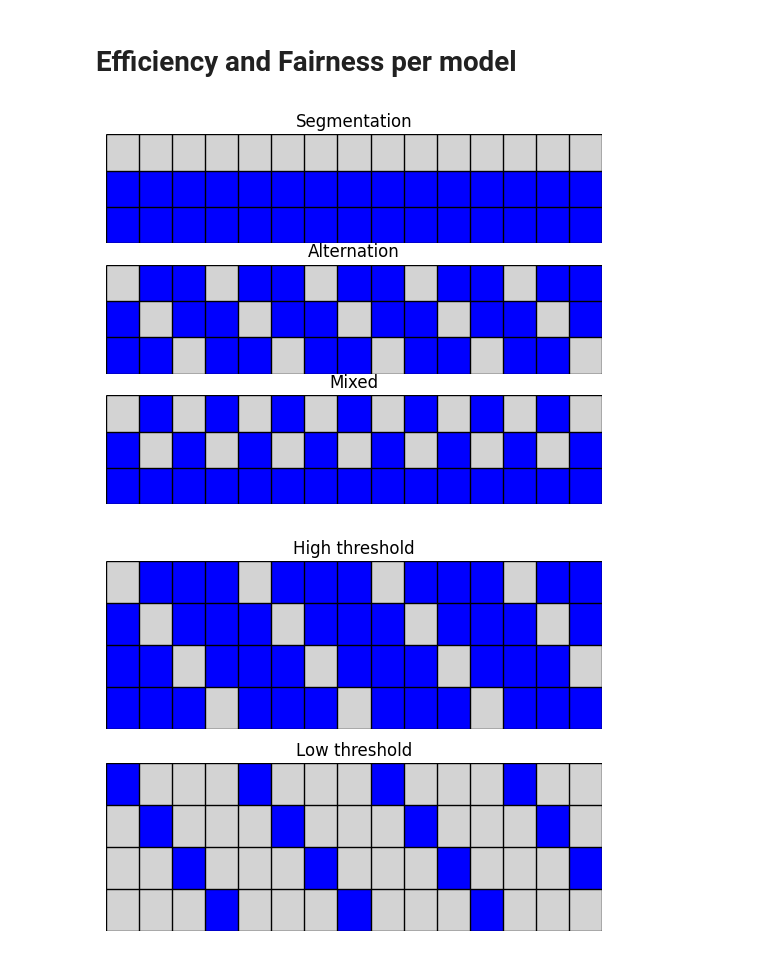
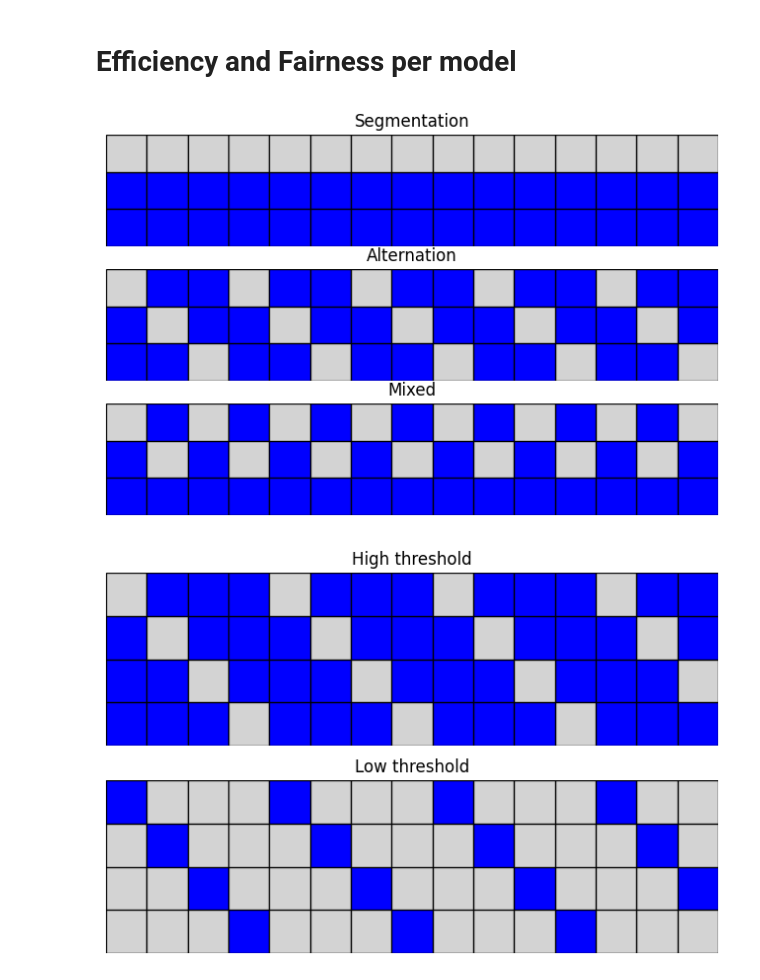
Before and after one commit to EAndrade-Lotero/Cognitive_Models_El_Farol_Bar_Problem, a Jupyter notebook: Notebooks/exp_fig1.ipynb, the cells around one changed output. Drawn from its saved outputs; the diff is of its cells as text; code cells hidden in the pictures.

Commit message:
fix exploratory figures

```diff
--- a/Notebooks/exp_fig1.ipynb
+++ b/Notebooks/exp_fig1.ipynb
@@ -37,19 +37,20 @@ def plot_stability(list_of_alternations, list_of_titles, num_rounds):
 # %%
 num_rounds = 15
 list_of_alternations = [
 	# [np.random.randint(0, 2, 3).tolist() for _ in range(num_rounds)],
 	[[1, 1, 0]],
 	[[1, 1, 0], [1, 0, 1], [0, 1, 1]],
 	[[1, 1, 0], [1, 0, 1]],
 ]
 fig = plot_stability(
     list_of_alternations=list_of_alternations,
     list_of_titles = ['Segmentation', 'Alternation', 'Mixed'],
     num_rounds=num_rounds
 )
+fig.set_size_inches(8, 5)
 fig.savefig(PATHS['exploratory_figures'] / 'Coordination_types.png', dpi=300)
 # %% [output]
-[figure, old version]
+[figure, new version]
 # %%
 num_rounds = 15
 list_of_alternations = [
@@ -61,6 +62,7 @@ fig = plot_stability(
     list_of_titles = ['High threshold', 'Low threshold'],
     num_rounds=num_rounds
 )
+fig.set_size_inches(8, 5.5)
 fig.savefig(PATHS['exploratory_figures'] / 'Symmetry_of_coordination.png', dpi=300)
 # %% [output]
-[figure, old version]
+[figure, new version]
```
Also changed, not shown: parts of 5 cells of this notebook, 10 other files.
